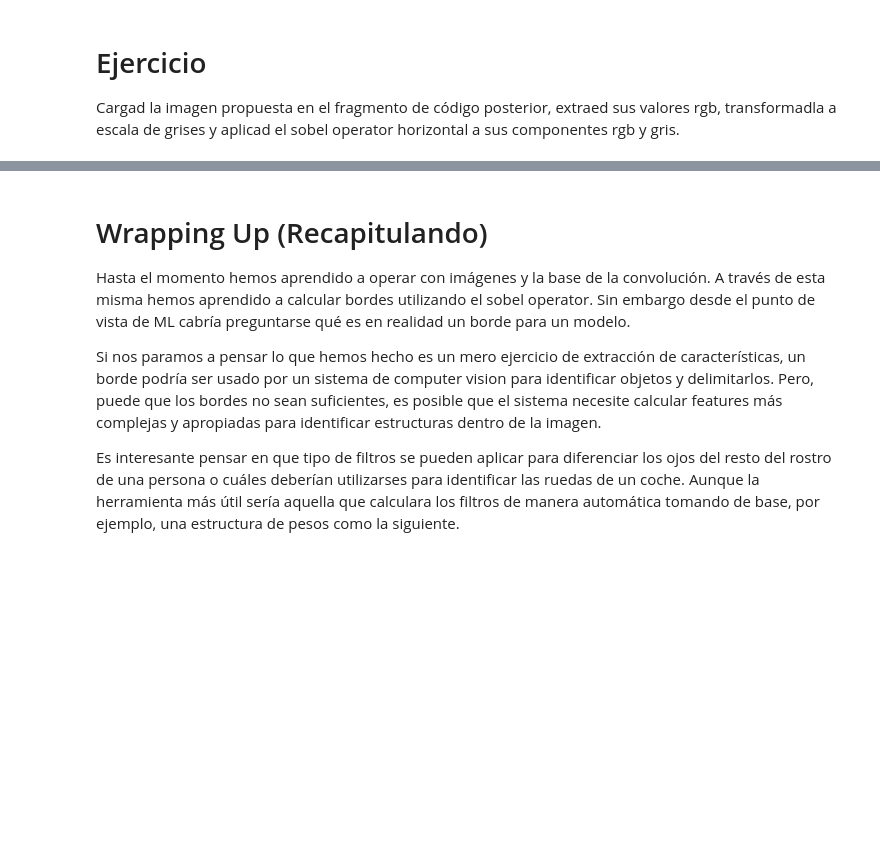
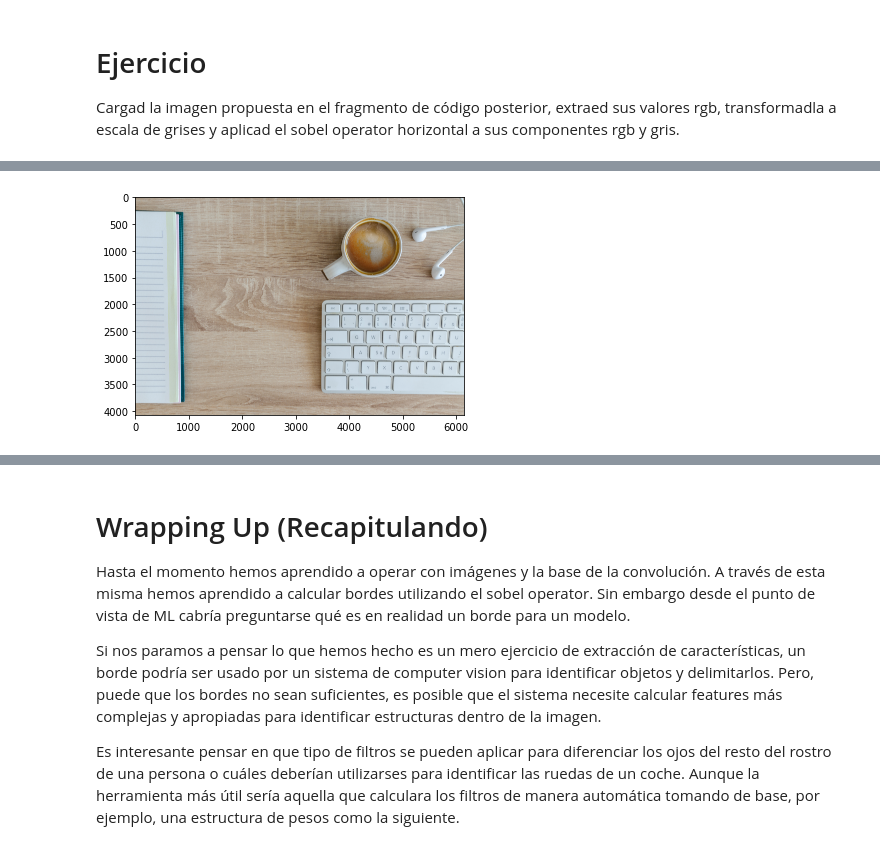
Before and after one commit to MarioAlmela/IDAL_MIA3, a Jupyter notebook: computer_vision_01.ipynb, the cells around one changed output, grey strips where cells are left out. Drawn from its saved outputs; the diff is of its cells as text; code cells hidden in the pictures; blank space fills up the shorter version.

```diff
--- a/computer_vision_01.ipynb
+++ b/computer_vision_01.ipynb
@@ -290,0 +324,6 @@ Cargad la imagen propuesta en el fragmento de código posterior, extraed sus val
+# %%
+img = Image.open("./image_02.jpg")
+plt.imshow(img)
+array = np.array(img)
+# %% [output]
+[figure, added]
```
Also changed, not shown: parts of 13 cells of this notebook.
